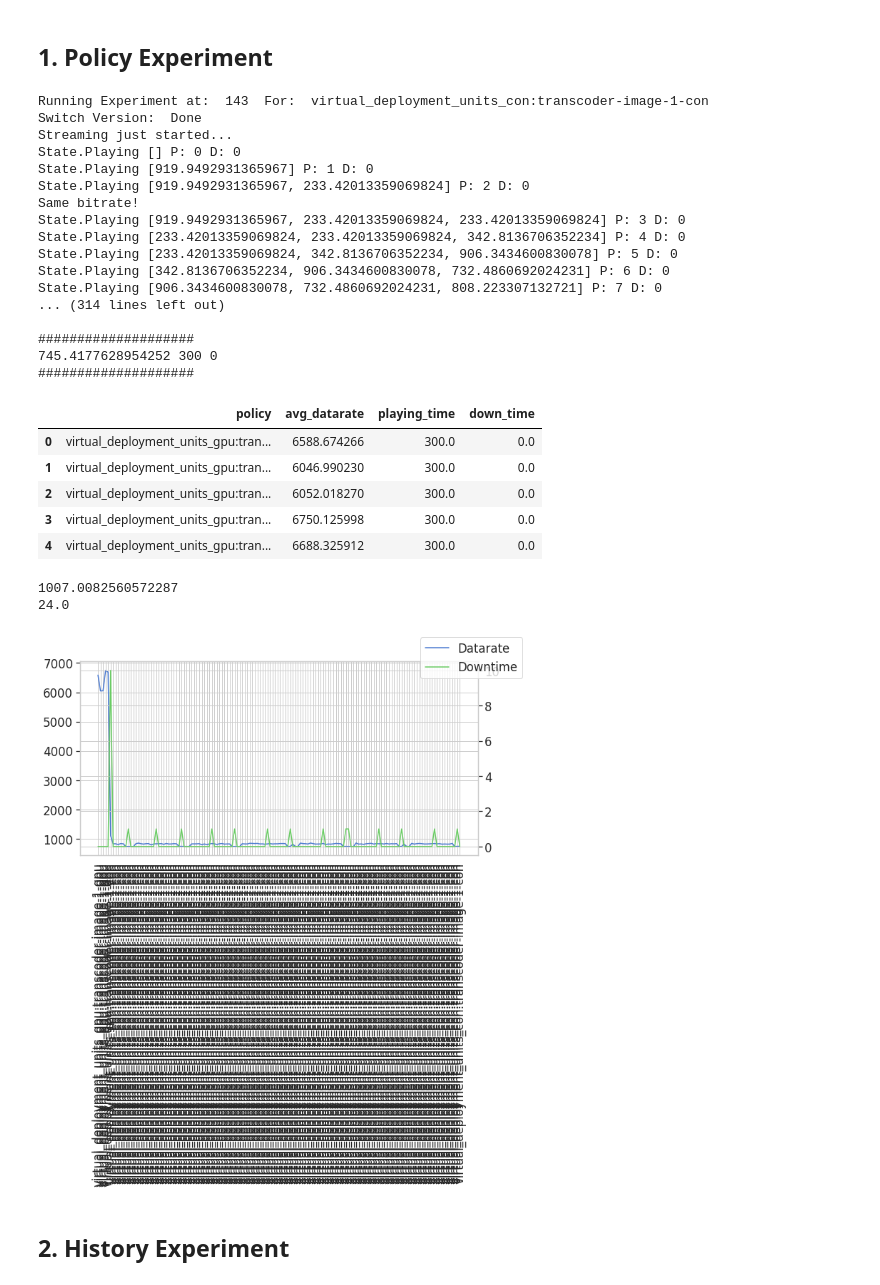
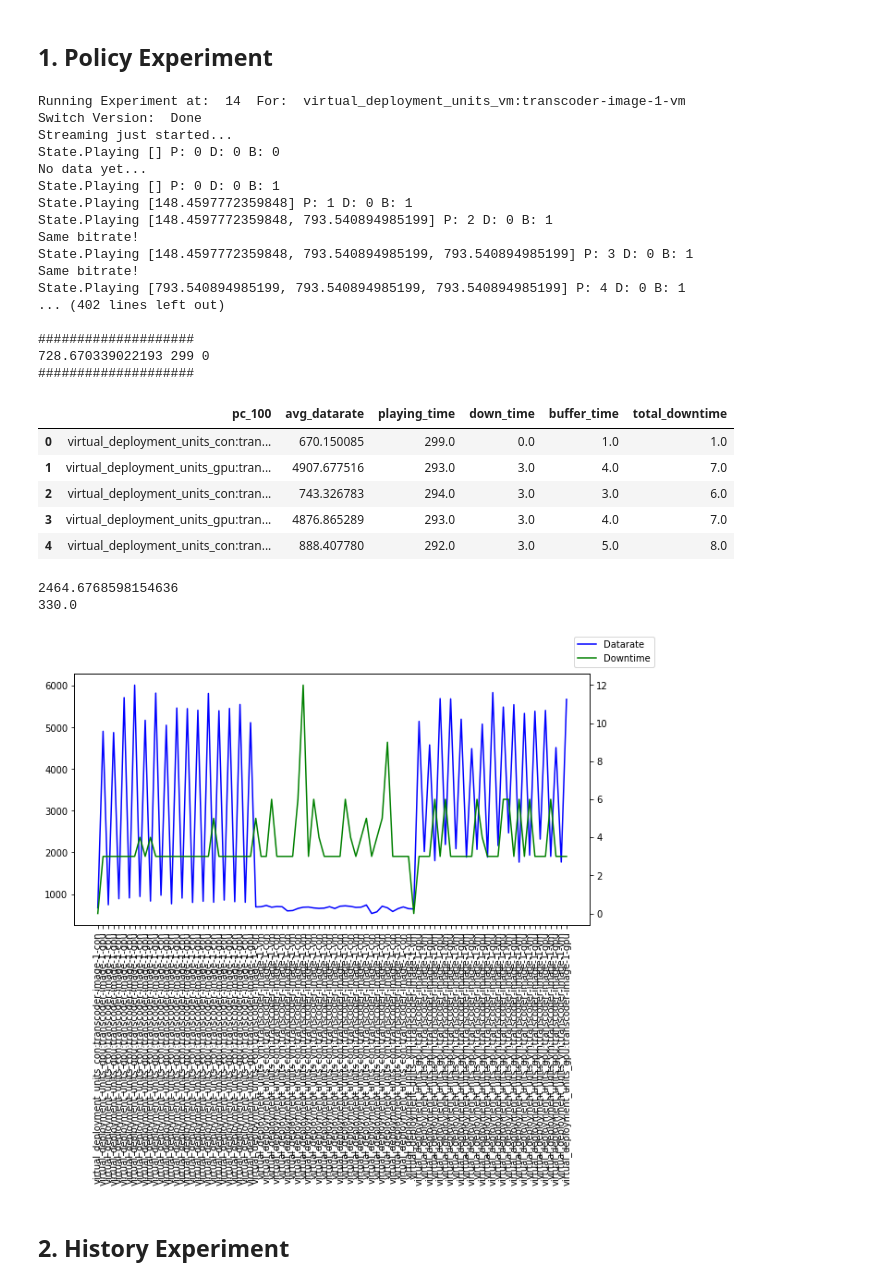
Before and after one commit to CN-UPB/Pishahang, a Jupyter notebook: pish-examples/experiment-client/app/vlc_experiment_client.ipynb, the cells around one changed output. Cells and saved outputs as stored; diff of their text form; code cells hidden in the pictures.

Commit message:
[Doc] QoS experiments

```diff
--- a/pish-examples/experiment-client/app/vlc_experiment_client.ipynb
+++ b/pish-examples/experiment-client/app/vlc_experiment_client.ipynb
@@ -17,6 +21,4 @@ from IPython.display import clear_output
 # %%
-STREAM_URL = 'http://131.234.250.116:9000/data/stream_1.m3u8'
-
 class ExperimentClient():
     def __init__(self, url=STREAM_URL):
         stream_url = url
@@ -66,7 +68,8 @@ class ExperimentClient():
                             _just_starting = False
                         else:
                             print("No data yet...")
-                            return_dict['down_time'] += 1
+                            return_dict["buffer_time"] +=1
+#                             return_dict['down_time'] += 1
                     else:
                         if _bitrate == previous_bitrate:
                             if _same_bitrate_count >= SAME_BITRATE_THRESHOLD:
@@ -97,7 +100,8 @@ class ExperimentClient():
             except Exception as e:
                 print(e)
 
-            print(state, return_dict["bitrates"][-3:], "P:", return_dict["playing_time"], "D:", return_dict["down_time"])
+            print(state, return_dict["bitrates"][-3:], "P:", return_dict["playing_time"],
+                                      "D:", return_dict["down_time"], "B:", return_dict["buffer_time"])
             previous_bitrate = _bitrate
             time.sleep(1)
             _counter += 1
@@ -130,22 +134,23 @@ def set_remote_version(version, host=MANO_URL, port=8898) :
 LOOK_AHEAD = 5 # Mins
 TIMEBLOCK = LOOK_AHEAD * 60 # Sec
 EXPERIMENT_TIME = 720
-EXPERIMENT_TIME_START = 3325
+EXPERIMENT_TIME_START = 0
 EXPERIMENT_TIME_STOP = EXPERIMENT_TIME_START + (EXPERIMENT_TIME/LOOK_AHEAD)
 EXPERIMENT_START_TIME = int(time.time())
 
-traffic_trace_complete = pd.read_csv(r'./data/{}m_policy_decisions_dataset_six_traffic.csv'.format(LOOK_AHEAD), index_col=0)
+traffic_trace_complete = pd.read_csv(DATASET_PATH, index_col=0)
 
-policy_trace = traffic_trace_complete[['policy']].iloc[EXPERIMENT_TIME_START:int(EXPERIMENT_TIME_STOP)].reset_index()
+policy_trace = traffic_trace_complete[['pc_100']].iloc[EXPERIMENT_TIME_START:int(EXPERIMENT_TIME_STOP)].reset_index()
 history_trace = traffic_trace_complete[['history']].iloc[EXPERIMENT_TIME_START:int(EXPERIMENT_TIME_STOP)].reset_index()
 
 print(policy_trace.shape)
 
 print("\nPolicy")
-print(policy_trace['policy'].value_counts())
+print(policy_trace['pc_100'].value_counts())
 
 print("\nHistory")
 print(history_trace['history'].value_counts())
 
 # print(policy_trace)
+# policy_trace
 # %% [output]
@@ -169,15 +174,15 @@ Name: history, dtype: int64
 # TIMEBLOCK = 60
 
 # Setting initial version and waiting
-set_remote_version(policy_trace['policy'][0])
+set_remote_version(policy_trace['pc_100'][0])
 time.sleep(30)
 
 for index_label, row_series in policy_trace.iterrows():
 
-    print("Running Experiment at: ", index_label, " For: ", row_series['policy'])
+    print("Running Experiment at: ", index_label, " For: ", row_series['pc_100'])
 
     # Switch version on MANO
-    set_remote_version(row_series['policy'])
+    set_remote_version(row_series['pc_100'])
 
     manager = multiprocessing.Manager()
     return_dict = manager.dict()
@@ -185,6 +190,7 @@ for index_label, row_series in policy_trace.iterrows():
     return_dict["bitrates"] = manager.list()
     return_dict["playing_time"] = 0
     return_dict["down_time"] = 0
+    return_dict["buffer_time"] = 0
 
     _runner = ExperimentClient()
 
@@ -205,73 +211,76 @@ for index_label, row_series in policy_trace.iterrows():
     policy_trace.at[index_label , 'avg_datarate'] = np.mean(return_dict["bitrates"])
     policy_trace.at[index_label , 'playing_time'] = return_dict["playing_time"]
     policy_trace.at[index_label , 'down_time'] = return_dict["down_time"]
+    policy_trace.at[index_label , 'buffer_time'] = return_dict["buffer_time"]
 
     clear_output(wait=True)
+
+policy_trace = policy_trace.drop('index', axis=1)
 # %% [output]
-Running Experiment at:  143  For:  virtual_deployment_units_con:transcoder-image-1-con
+Running Experiment at:  14  For:  virtual_deployment_units_vm:transcoder-image-1-vm
 Switch Version:  Done
 Streaming just started...
-State.Playing [] P: 0 D: 0
-State.Playing [919.9492931365967] P: 1 D: 0
-State.Playing [919.9492931365967, 233.42013359069824] P: 2 D: 0
+State.Playing [] P: 0 D: 0 B: 0
+No data yet...
+State.Playing [] P: 0 D: 0 B: 1
+State.Playing [148.4597772359848] P: 1 D: 0 B: 1
+State.Playing [148.4597772359848, 793.540894985199] P: 2 D: 0 B: 1
 Same bitrate!
-State.Playing [919.9492931365967, 233.42013359069824, 233.42013359069824] P: 3 D: 0
-State.Playing [233.42013359069824, 233.42013359069824, 342.8136706352234] P: 4 D: 0
-State.Playing [233.42013359069824, 342.8136706352234, 906.3434600830078] P: 5 D: 0
-State.Playing [342.8136706352234, 906.3434600830078, 732.4860692024231] P: 6 D: 0
-State.Playing [906.3434600830078, 732.4860692024231, 808.223307132721] P: 7 D: 0
-... (314 lines left out)
+State.Playing [148.4597772359848, 793.540894985199, 793.540894985199] P: 3 D: 0 B: 1
+Same bitrate!
+State.Playing [793.540894985199, 793.540894985199, 793.540894985199] P: 4 D: 0 B: 1
+... (402 lines left out)
 
 ####################
-745.4177628954252 300 0
+728.670339022193 299 0
 ####################
 # %%
-policy_trace = policy_trace.drop('index', axis=1)
-policy_trace.to_csv('./data/{}_{}m_policy_qos_results.csv'.format(EXPERIMENT_START_TIME, LOOK_AHEAD))
+policy_trace['total_downtime'] = policy_trace['down_time'] + policy_trace['buffer_time']
+policy_trace.to_csv('./data/custom_{}_{}m_policy_qos_results.csv'.format(EXPERIMENT_START_TIME, LOOK_AHEAD))
 policy_trace.head()
 # %% [output]
-|  | policy | avg_datarate | playing_time | down_time |
-| 0 | virtual_deployment_units_gpu:tran... | 6588.674266 | 300.0 | 0.0 |
-| 1 | virtual_deployment_units_gpu:tran... | 6046.990230 | 300.0 | 0.0 |
-| 2 | virtual_deployment_units_gpu:tran... | 6052.018270 | 300.0 | 0.0 |
-| 3 | virtual_deployment_units_gpu:tran... | 6750.125998 | 300.0 | 0.0 |
-| 4 | virtual_deployment_units_gpu:tran... | 6688.325912 | 300.0 | 0.0 |
+|  | pc_100 | avg_datarate | playing_time | down_time | buffer_time | total_downtime |
+| 0 | virtual_deployment_units_con:tran... | 670.150085 | 299.0 | 0.0 | 1.0 | 1.0 |
+| 1 | virtual_deployment_units_gpu:tran... | 4907.677516 | 293.0 | 3.0 | 4.0 | 7.0 |
+| 2 | virtual_deployment_units_con:tran... | 743.326783 | 294.0 | 3.0 | 3.0 | 6.0 |
+| 3 | virtual_deployment_units_gpu:tran... | 4876.865289 | 293.0 | 3.0 | 4.0 | 7.0 |
+| 4 | virtual_deployment_units_con:tran... | 888.407780 | 292.0 | 3.0 | 5.0 | 8.0 |
 # %%
 fig, ax1 = plt.subplots(figsize=(10,5))
 plt.xticks(rotation=90)
 
 x = policy_trace.index
 y1 = policy_trace['avg_datarate']
 y2 = policy_trace['down_time']
 
 ax2 = ax1.twinx()
 
 ind = np.arange(len(x))
 width = 0.35
 # sns.set(style='whitegrid', palette='muted', font_scale=1.5)
 
 # Bar
 # rects1 = ax1.bar(ind - width/2, y1, width, label='Datarate',color = 'b')
 # rects2 = ax2.bar(ind + width/2, y2, width, label='Downtime', color = 'g')
 
 # Plot
 ax1.plot(x, y1, 'g-', label='Datarate',color = 'b')
 ax2.plot(x, y2, 'b-', label='Downtime', color = 'g')
 
 ax1.set_xticks(ind)
-ax1.set_xticklabels(policy_trace['policy'])
+ax1.set_xticklabels(policy_trace['pc_100'])
 
 print(policy_trace['avg_datarate'].mean())
 print(policy_trace['down_time'].sum())
 
 
 fig.legend()
 # fig = ax2.get_figure()
 plt.show()
 # %% [output]
-1007.0082560572287
-24.0
+2464.6768598154636
+330.0
-[figure, old version]
+[figure, new version]
 # %% [markdown]
 ## 2. History Experiment
 # %%
```
Also changed, not shown: parts of 3 cells of this notebook, 6 other files.
